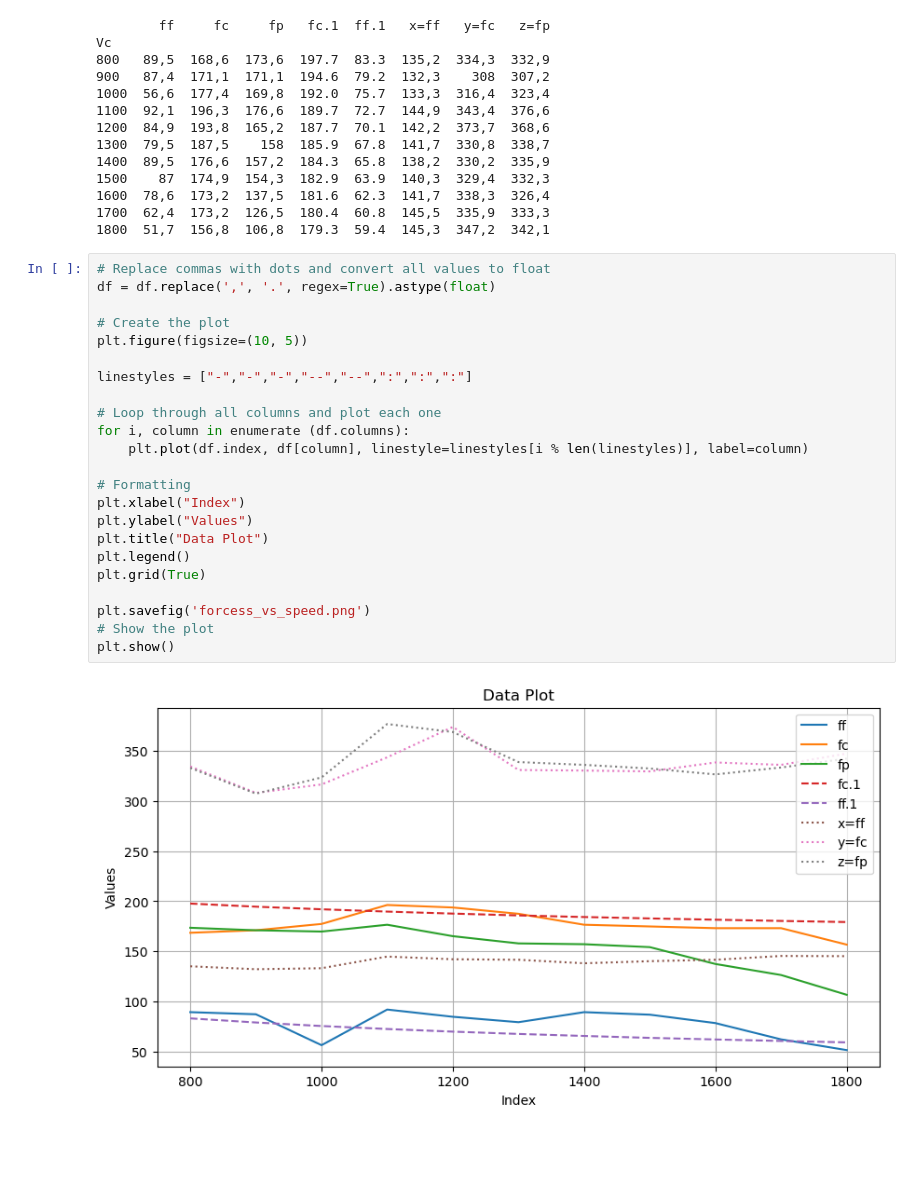
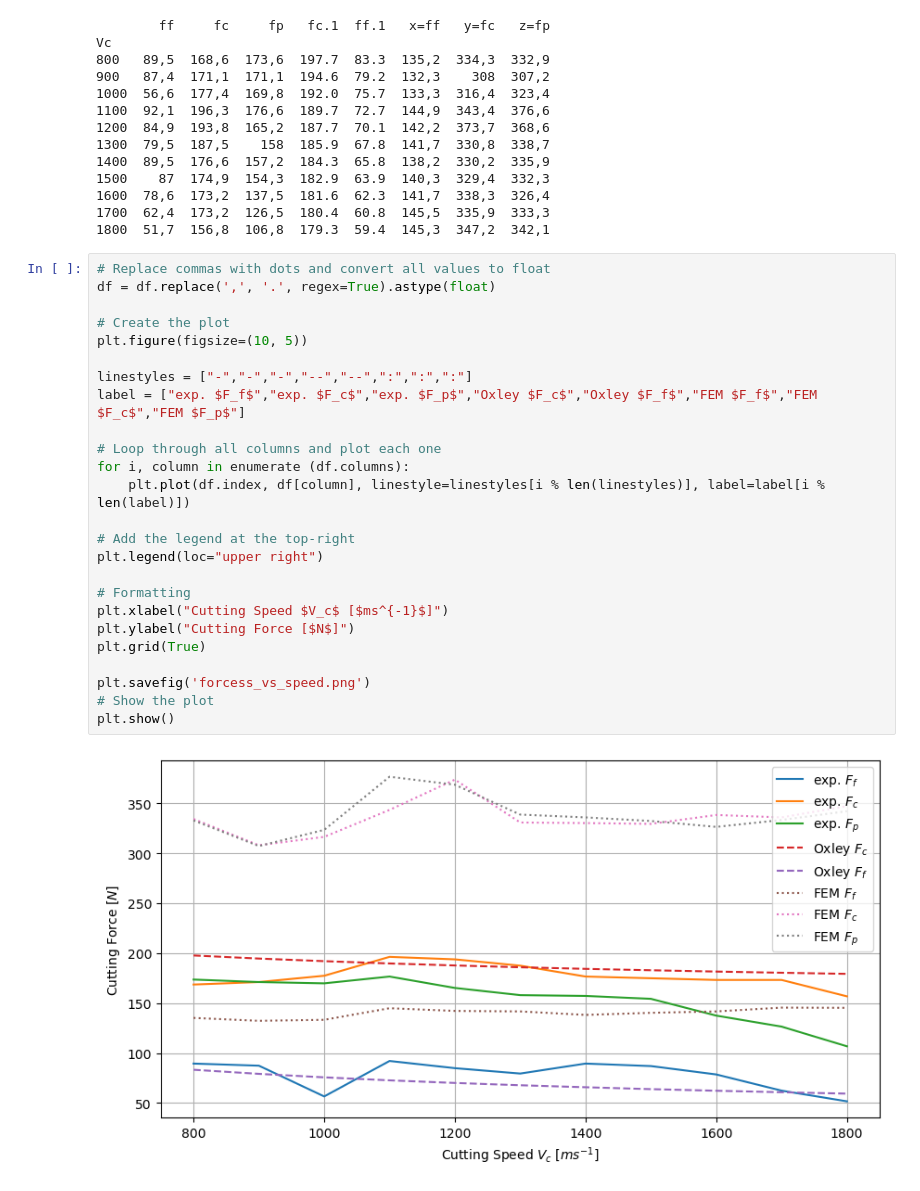
Before and after one commit to martinnecpal/MODELOVANIE-MTF, a Jupyter notebook: dataworiking/import_deform.ipynb, the cells around one changed output. Drawn from its saved outputs; the diff is of its cells as text; blank space fills up the shorter version.

```diff
--- a/dataworiking/import_deform.ipynb
+++ b/dataworiking/import_deform.ipynb
@@ -291,25 +291,27 @@ Vc
 # %%
 # Replace commas with dots and convert all values to float
 df = df.replace(',', '.', regex=True).astype(float)
 
 # Create the plot
 plt.figure(figsize=(10, 5))
 
 linestyles = ["-","-","-","--","--",":",":",":"]
+label = ["exp. $F_f$","exp. $F_c$","exp. $F_p$","Oxley $F_c$","Oxley $F_f$","FEM $F_f$","FEM $F_c$","FEM $F_p$"]
 
 # Loop through all columns and plot each one
 for i, column in enumerate (df.columns):
-    plt.plot(df.index, df[column], linestyle=linestyles[i % len(linestyles)], label=column)
+    plt.plot(df.index, df[column], linestyle=linestyles[i % len(linestyles)], label=label[i % len(label)])
+
+# Add the legend at the top-right
+plt.legend(loc="upper right")
 
 # Formatting
-plt.xlabel("Index")
-plt.ylabel("Values")
-plt.title("Data Plot")
-plt.legend()
+plt.xlabel("Cutting Speed $V_c$ [$ms^{-1}$]")
+plt.ylabel("Cutting Force [$N$]")
 plt.grid(True)
 
 plt.savefig('forcess_vs_speed.png')
 # Show the plot
 plt.show()
 # %% [output]
-[figure, old version]
+[figure, new version]
```
Also changed, not shown: parts of 2 cells of this notebook, 4 other files.
